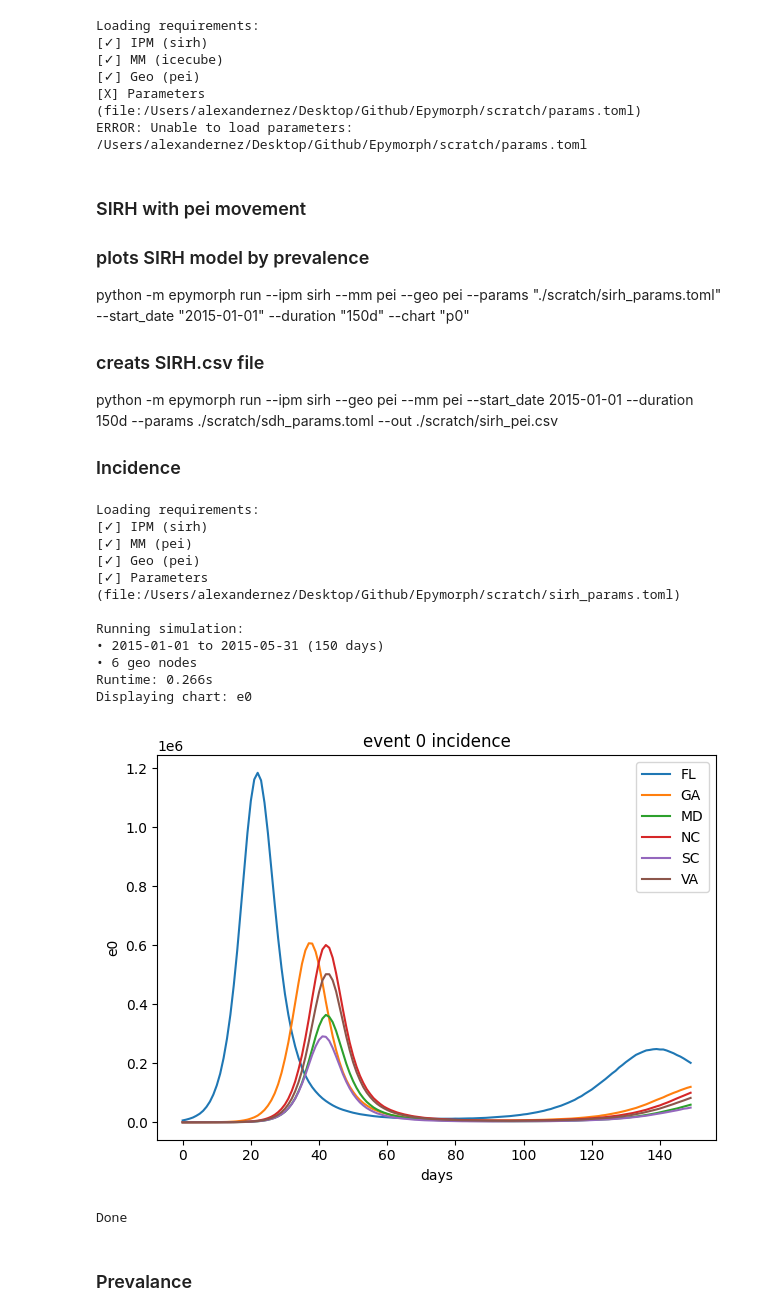
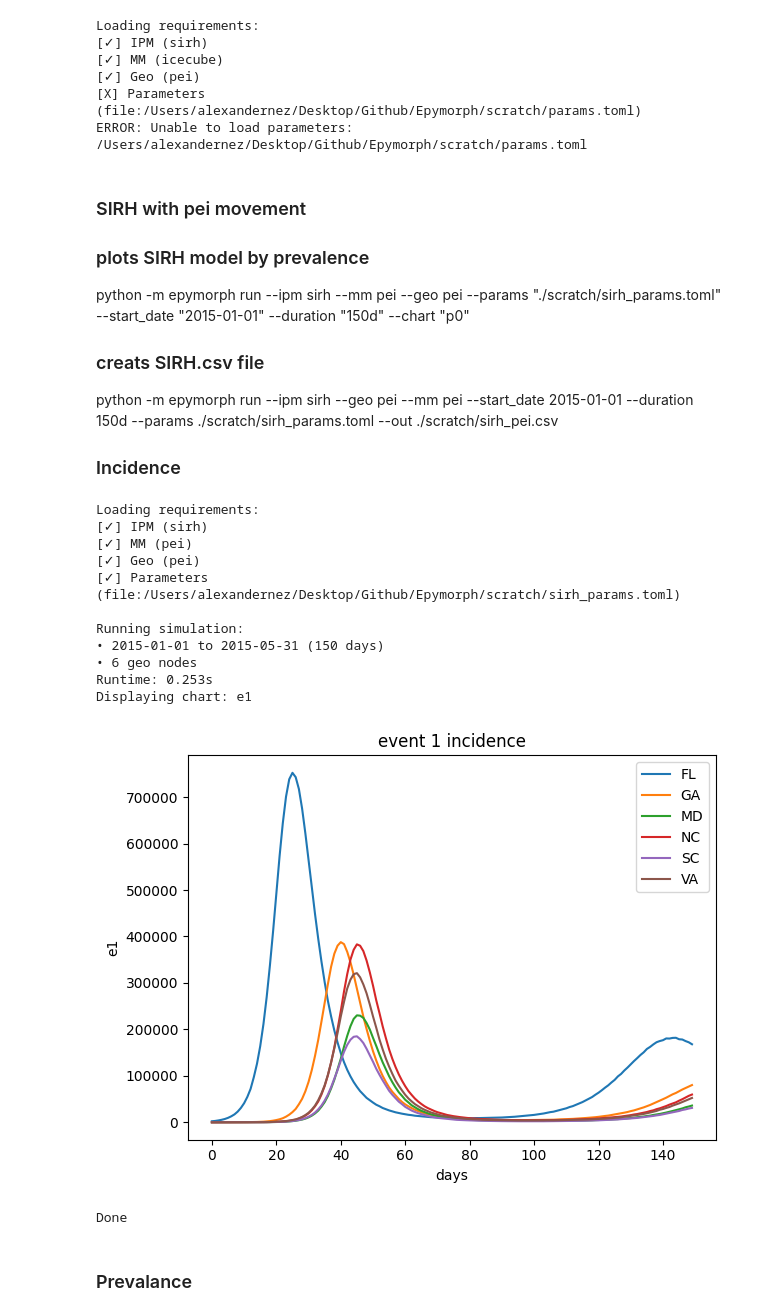
Before and after one commit to NAU-CCL/Epymorph, a Jupyter notebook: doc/devlog/sirh.ipynb, the cells around one changed output. Cells and saved outputs as stored; diff of their text form; code cells hidden in the pictures.

```diff
--- a/doc/devlog/sirh.ipynb
+++ b/doc/devlog/sirh.ipynb
@@ -176,41 +176,41 @@ ERROR: Unable to load parameters: /Users/alexandernez/Desktop/Github/Epymorph/sc
 ### plots SIRH model by prevalence
 python -m epymorph run --ipm sirh --mm pei --geo pei --params "./scratch/sirh_params.toml" --start_date "2015-01-01" --duration "150d" --chart "p0"
 ### creats SIRH.csv file
-python -m epymorph run --ipm sirh --geo pei --mm pei --start_date 2015-01-01 --duration 150d --params ./scratch/sdh_params.toml --out ./scratch/sirh_pei.csv
+python -m epymorph run --ipm sirh --geo pei --mm pei --start_date 2015-01-01 --duration 150d --params ./scratch/sirh_params.toml --out ./scratch/sirh_pei.csv
 
 
 ### Incidence
 # %%
 import os
 
 from epymorph.run import run
 
 dir = os.path.expanduser('~/Desktop/Github/Epymorph/scratch')
 
 exit_code = run(
     ipm_name = 'sirh',
     mm_name = 'pei',
     geo_name = 'pei',
     start_date_str = '2015-01-01',
     duration_str = '150d',
     params_path = f"{dir}/sirh_params.toml",
     out_path = None,
-    chart = 'e0',
+    chart = 'e1',
     profiling=False
 )
 # %% [output]
 Loading requirements:
 [✓] IPM (sirh)
 [✓] MM (pei)
 [✓] Geo (pei)
 [✓] Parameters (file:/Users/alexandernez/Desktop/Github/Epymorph/scratch/sirh_params.toml)
 
 Running simulation:
 • 2015-01-01 to 2015-05-31 (150 days)
 • 6 geo nodes
-Runtime: 0.266s
-Displaying chart: e0
+Runtime: 0.253s
+Displaying chart: e1
-[figure, old version]
+[figure, new version]
 Done
 # %% [markdown]
 ### Prevalance
```
Also changed, not shown: 5 other files.
